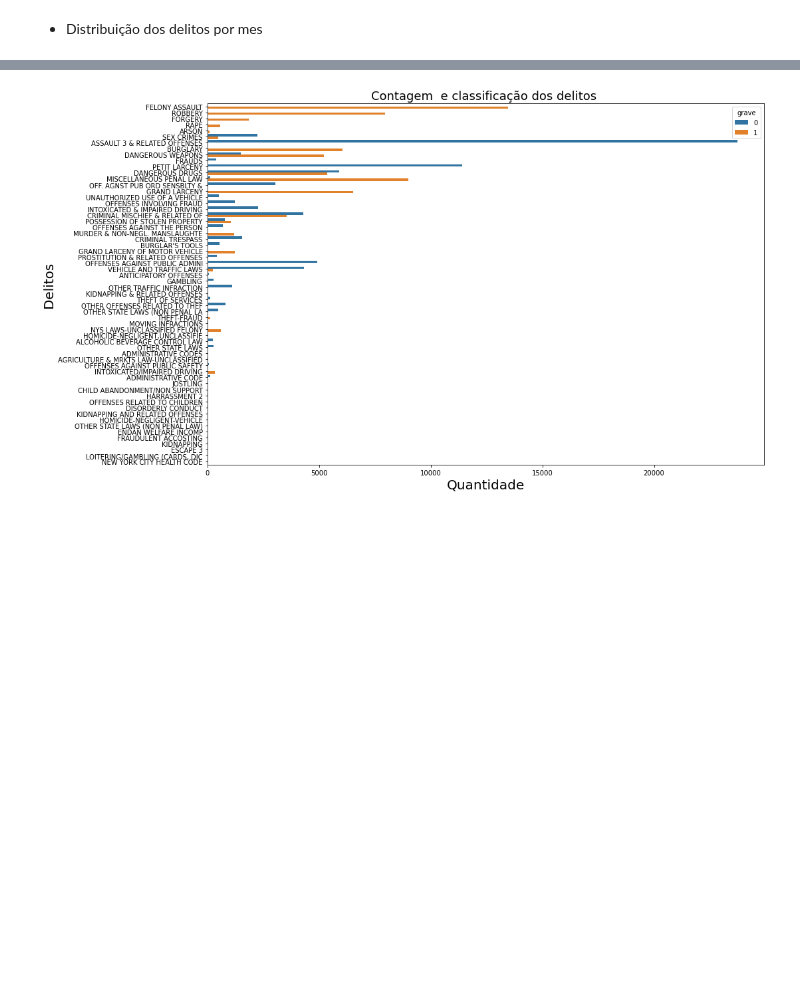
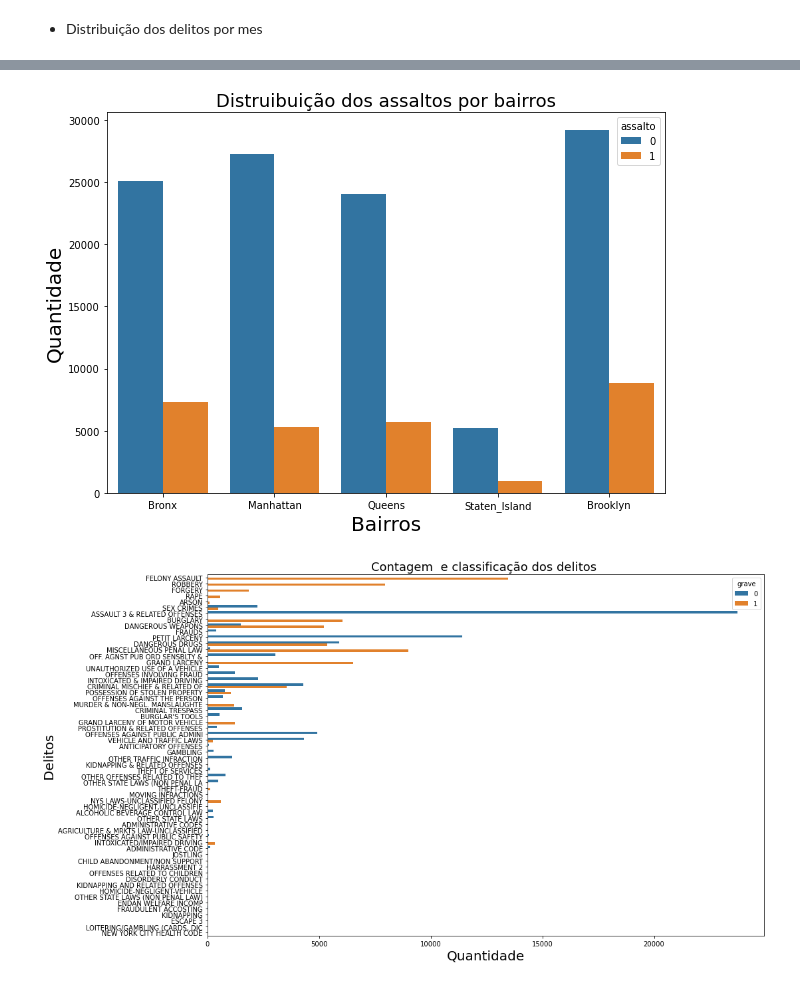
Before and after one commit to robertferro/delitos_ny_2020, a Jupyter notebook: 2 - EDA/EDA_delitos_NYC.ipynb, the cells around one changed output, grey strips where cells are left out. Saved outputs shown, nothing was run; the diff lists cells and outputs as text; code cells hidden in the pictures; blank space fills up the shorter version.

```diff
--- a/2 - EDA/EDA_delitos_NYC.ipynb
+++ b/2 - EDA/EDA_delitos_NYC.ipynb
@@ -110,3 +120,13 @@ plt.show()
+# %%
+f, ax = plt.subplots(figsize=(10, 7))
+sns.countplot(x="bairro", hue = 'assalto',data=df)
+titulo='Distruibuição dos assaltos por bairros'
+plt.title(titulo, fontsize=18)
+plt.xlabel('Bairros', fontsize = 20)
+plt.ylabel('Quantidade', fontsize = 20)
+plt.show()
+# %% [output]
+[figure, added]
 # %%
 f, ax = plt.subplots(figsize=(15, 10))
 sns.countplot(y=df.descricao_da_ofensa, hue = 'grave',data=df)
```
Also changed, not shown: parts of 7 cells of this notebook.
